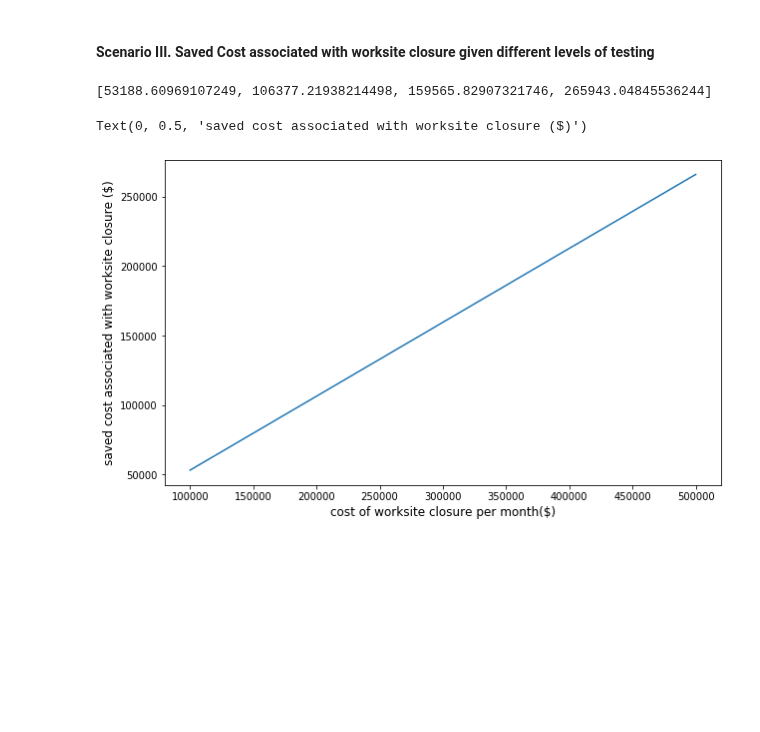
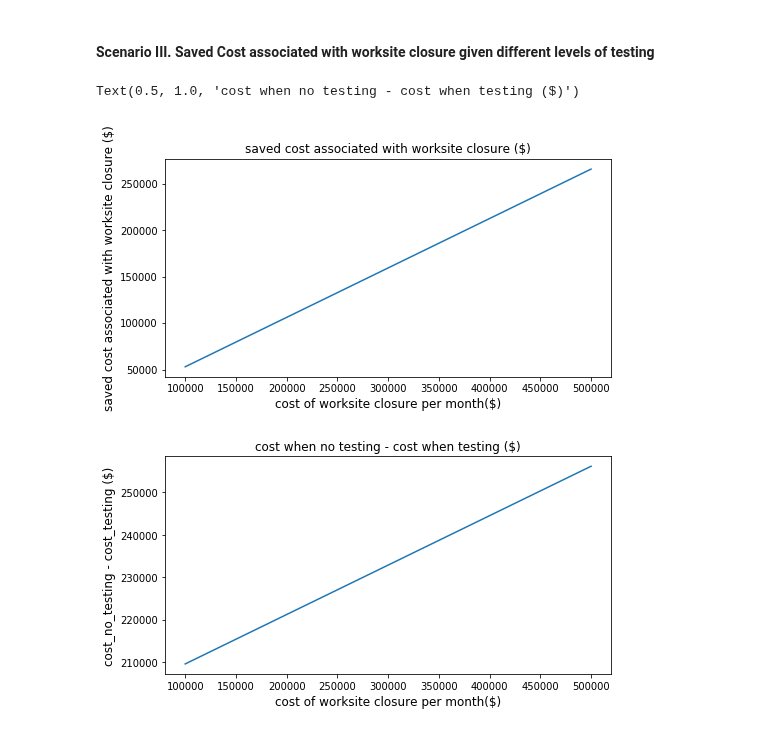
Before and after one commit to act-now-coalition/covid-data-model, a Jupyter notebook: testing_strategy_simulation.ipynb, the cells around one changed output. Drawn from its saved outputs; the diff is of its cells as text; code cells hidden in the pictures; blank space fills up the shorter version.

```diff
--- a/testing_strategy_simulation.ipynb
+++ b/testing_strategy_simulation.ipynb
@@ -113,7 +113,7 @@ for max_pcr_cost_per_month in pcr_test_costs_per_month:
     ts = TestStrategySimulator(fips=FIPS,
                                antibody_coverage = [1],
                                date=Rt.index[-1],
-                               pcr_frequency=np.linspace(1, 8, 8),
+                               pcr_frequency=[1, 2, 4, 8],
                                max_pcr_cost_per_month=max_pcr_cost_per_month)
 
     ts.run()
@@ -164,27 +164,39 @@ WARNING:matplotlib.legend:No handles with labels found to put in legend.
 # %%
 site_closure_costs = [100000, 200000, 300000, 500000]
 delta_cost_worksite_closure = list()
+net_costs = list()
 for site_closure_cost in site_closure_costs:
     ts = TestStrategySimulator(fips=FIPS,
                                antibody_coverage=[1],
                                pcr_coverage=[1],
                                pcr_frequency=[1],
                                date=Rt.index[-1],
                                site_closure_cost=site_closure_cost,
-                               max_pcr_cost_per_month=1000000000)
+                               max_pcr_cost_per_month=np.inf)
 
     ts.run()
     delta_cost_worksite_closure.append(ts.results['delta_closure_cost'].iloc[0])
+    net_costs.append(ts.results['net_cost'].iloc[0])
 
-print(delta_cost_worksite_closure)
-plt.figure(figsize=(10, 6))
+
+plt.figure(figsize=(8, 4))
 plt.plot(site_closure_costs,
          delta_cost_worksite_closure,
          label=f'pcr test {freq} times per month')
 plt.xlabel('cost of worksite closure per month($)', fontsize=12)
 plt.ylabel('saved cost associated with worksite closure ($)',
           fontsize=12)
+plt.title('saved cost associated with worksite closure ($)')
+
+
+plt.figure(figsize=(8, 4))
+plt.plot(site_closure_costs, net_costs,
+         label=f'pcr test {freq} times per month')
+plt.xlabel('cost of worksite closure per month($)', fontsize=12)
+plt.ylabel('cost_no_testing - cost_testing ($)',
+          fontsize=12)
+plt.title('cost when no testing - cost when testing ($)')
 # %% [output]
-[53188.60969107249, 106377.21938214498, 159565.82907321746, 265943.04845536244]
+Text(0.5, 1.0, 'cost when no testing - cost when testing ($)')
-Text(0, 0.5, 'saved cost associated with worksite closure ($)')
-[figure, old version]
+[figure, new version]
+[figure, added]
```
Also changed, not shown: parts of 1 cell of this notebook, 54 other files.
